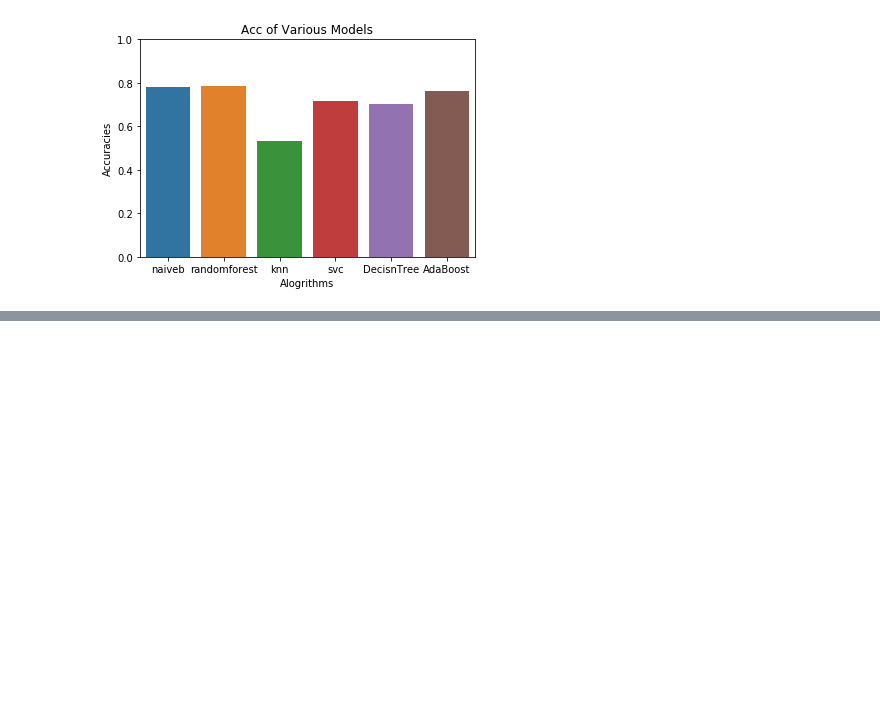
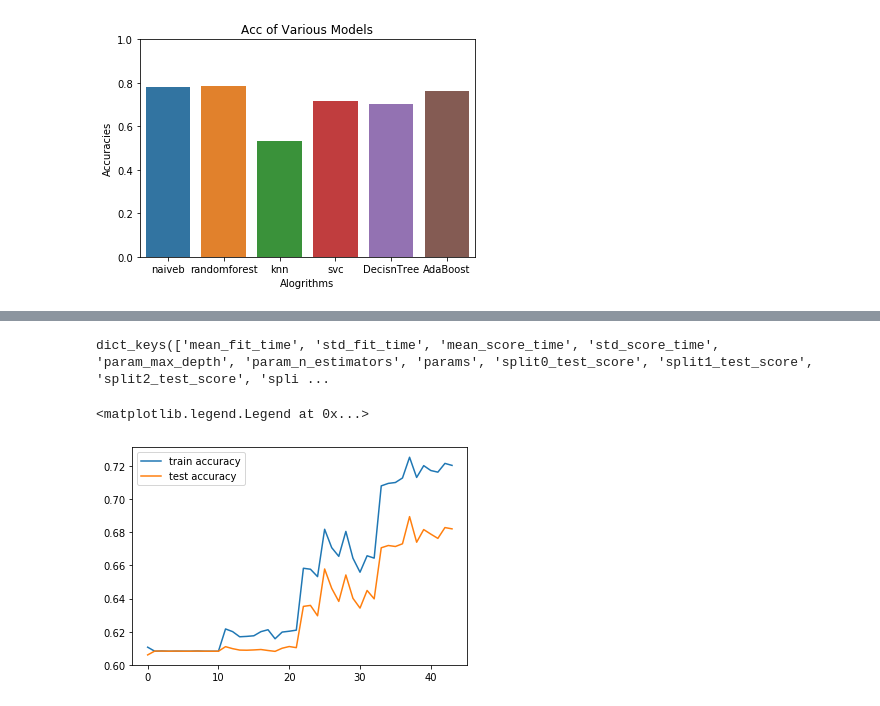
Before and after one commit to abhijitjaiswal/airline_tweets_sentiment_prediction, a Jupyter notebook: Airline_Tweets_Sentiment_Prediction.ipynb, the cells around one changed output, grey strips where cells are left out. Drawn from its saved outputs; the diff is of its cells as text; code cells hidden in the pictures; blank space fills up the shorter version.

```diff
--- a/Airline_Tweets_Sentiment_Prediction.ipynb
+++ b/Airline_Tweets_Sentiment_Prediction.ipynb
@@ -436,0 +453,26 @@ p.set(xlabel="Alogrithms")
+# %%
+messages_train = v.fit_transform(messages_train)
+messages_test = v.transform( messages_test)
+
+label_test_num = []
+for i in label_test:
+    if i == 'negative':
+        label_test_num.append(0)
+    else:
+        label_test_num.append(1)
+
+label_train_num = []
+for i in label_train:
+    if i == 'negative':
+        label_train_num.append(0)
+    else:
+        label_train_num.append(1)
+# %%
+from sklearn.model_selection import GridSearchCV
+from sklearn.metrics import make_scorer
+scoring = {'AUC': 'roc_auc', 'Accuracy': make_scorer(accuracy_score)}
+parameters = {"max_depth": range(5, 25, 5), "n_estimators" : range(50, 101, 5)}
+n_folds = 5
+rf = RandomForestClassifier()
+rf = GridSearchCV(estimator=rf, param_grid=parameters, cv=n_folds, scoring="accuracy", refit='AUC')
+rf.fit(messages_train, label_train_num)
@@ -436,0 +492,3 @@ p.set(xlabel="Alogrithms")
+# %%
+scores = rf.cv_results_
+pd.DataFrame(rf.cv_results_).head()
@@ -436,0 +503,11 @@ p.set(xlabel="Alogrithms")
+# %%
+scores.keys()
+# %% [output]
+dict_keys(['mean_fit_time', 'std_fit_time', 'mean_score_time', 'std_score_time', 'param_max_depth', 'param_n_estimators', 'params', 'split0_test_score', 'split1_test_score', 'split2_test_score', 'spli ...
+# %%
+plt.plot(scores["mean_train_score"], label="train accuracy")
+plt.plot(scores["mean_test_score"], label="test accuracy")
+plt.legend()
+# %% [output]
+<matplotlib.legend.Legend at 0x...>
+[figure, added]
```
Also changed, not shown: parts of 15 cells of this notebook.
